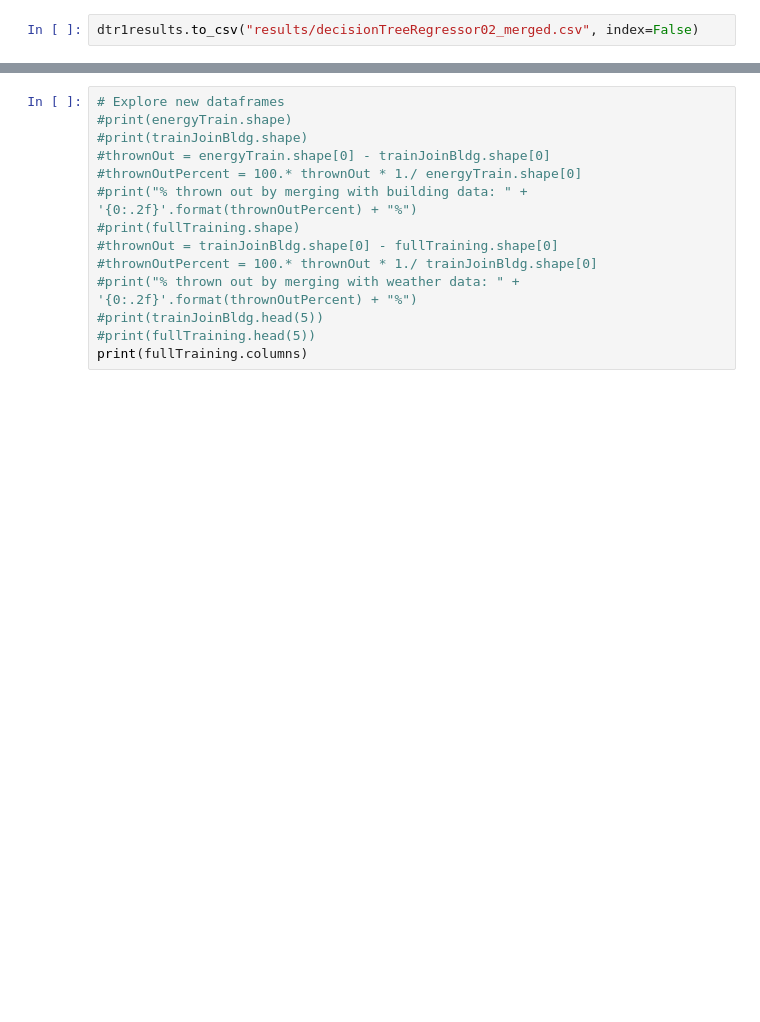
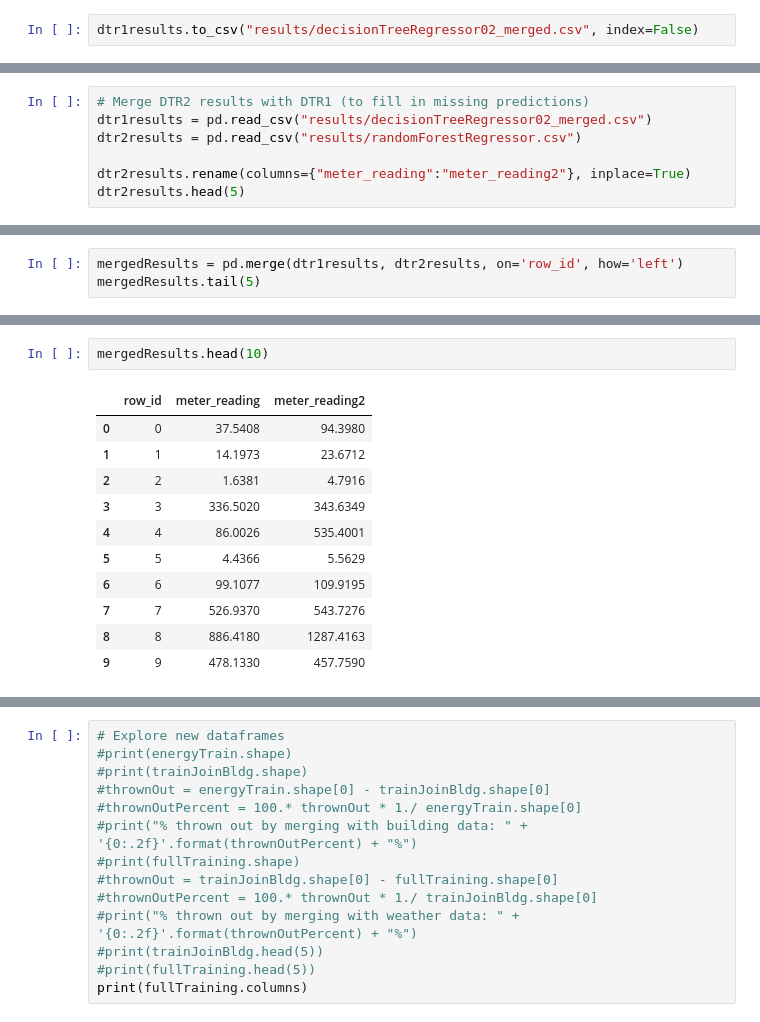
Before and after one commit to rupalisaini/energypredictor, a Jupyter notebook: energypredictor.ipynb, the cells around one changed output, grey strips where cells are left out. Saved outputs shown, nothing was run; the diff lists cells and outputs as text; blank space fills up the shorter version.

Commit message:
Added the Random Forest Regressor.

```diff
--- a/energypredictor.ipynb
+++ b/energypredictor.ipynb
@@ -815,0 +1177,7 @@ dtr1results.to_csv("results/decisionTreeRegressor02_merged.csv", index=False)
+# %%
+# Merge DTR2 results with DTR1 (to fill in missing predictions)
+dtr1results = pd.read_csv("results/decisionTreeRegressor02_merged.csv")
+dtr2results = pd.read_csv("results/randomForestRegressor.csv")
+
+dtr2results.rename(columns={"meter_reading":"meter_reading2"}, inplace=True)
+dtr2results.head(5)
@@ -815,0 +1191,3 @@ dtr1results.to_csv("results/decisionTreeRegressor02_merged.csv", index=False)
+# %%
+mergedResults = pd.merge(dtr1results, dtr2results, on='row_id', how='left')
+mergedResults.tail(5)
@@ -815,0 +1201,14 @@ dtr1results.to_csv("results/decisionTreeRegressor02_merged.csv", index=False)
+# %%
+mergedResults.head(10)
+# %% [output]
+|  | row_id | meter_reading | meter_reading2 |
+| 0 | 0 | 37.5408 | 94.3980 |
+| 1 | 1 | 14.1973 | 23.6712 |
+| 2 | 2 | 1.6381 | 4.7916 |
+| 3 | 3 | 336.5020 | 343.6349 |
+| 4 | 4 | 86.0026 | 535.4001 |
+| 5 | 5 | 4.4366 | 5.5629 |
+| 6 | 6 | 99.1077 | 109.9195 |
+| 7 | 7 | 526.9370 | 543.7276 |
+| 8 | 8 | 886.4180 | 1287.4163 |
+| 9 | 9 | 478.1330 | 457.7590 |
```
Also changed, not shown: parts of 30 cells of this notebook.
